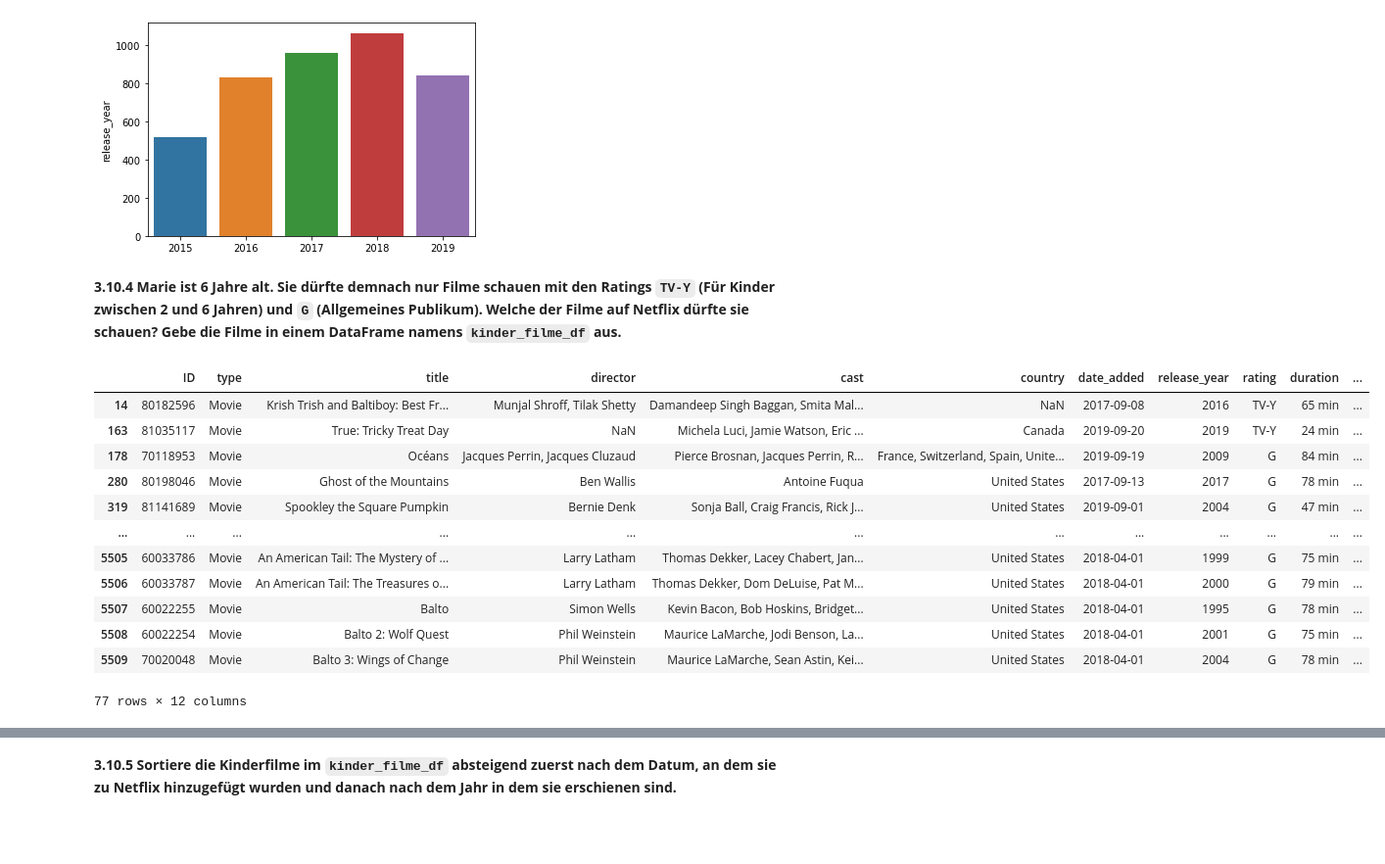
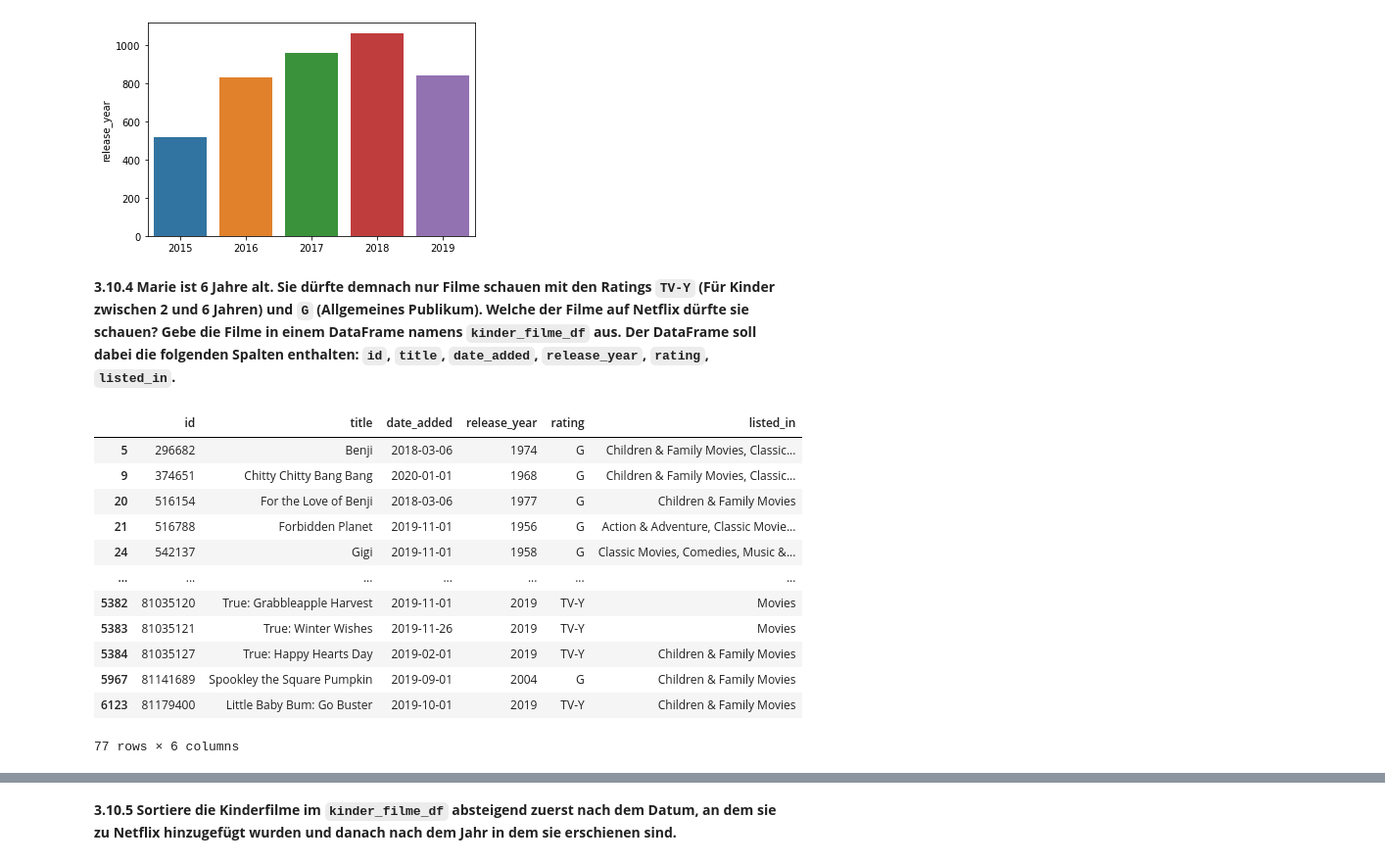
Before and after one commit to orca-nrw/lernmodul-pandas, a Jupyter notebook: index.ipynb, the cells around one changed output, grey strips where cells are left out. Shown: that part at 98% size. Saved outputs shown, nothing was run; the diff lists cells and outputs as text; code cells hidden in the pictures; blank space fills up the shorter version.

Commit message:
add tasks for sections 2, 3, 4

```diff
--- a/index.ipynb
+++ b/index.ipynb
@@ -55,10 +60,11 @@ Die Teilnehmer erwerben Grundkenntnisse im Umgang mit der Library Pandas. Sie ke
 # %% [markdown]
 **Setup für die Aufgabenüberprüfung**
 # %%
-from taskreview.learningModule import LearningModule
+#from taskreview import LearningModule
+from taskreview.learning_module import LearningModule
 
 # Lernmodul-Instanz erstellen
-pandas_lm = LearningModule('data/lernmodul_pandas.db')
+lm = LearningModule('data/lernmodul_pandas.db')
 # %% [markdown]
 **Setup für Visualisierungen**
 # %%
@@ -140,14 +146,14 @@ In den meisten Fällen werden Daten nicht händisch erzeugt, wie im vorherigen A
 # %% [markdown]
 Zum Herstellung einer Datenbankverbindung muss das Package SQLAlchemy installiert und dann importiert werden. Der Vorteil ist, dass sich dadurch diverse verschiedene Datenbanken einbinden lassen. Wie Verbindungen zu den verschiedenen Datenbanken hergestellt werden können, kann <a href="https://docs.sqlalchemy.org/en/14/core/engines.html">hier</a> eingesehen werden. Im Folgenden wird eine SQLite Datenbank verwendet. Um die Verbindung herzustellen, muss der `create_engine()` Funktion des importierten sqlalchemy Package der Pfad zu der Datenbank übergeben werden. Vor dem Datenbankpfad muss `sqlite:///` geschrieben werden, damit SQLAlchemy weiß, um welche Datenbank es sich handelt. Auf das zurückgegebene Engine Objekt muss die Methode `connect()` aufgerufen werden, um sich mit der jeweiligen Datenbank zu verbinden. Mithilfe der Funktion `read_sql_query()` können dann diverse SQL Abfragen ausgeführt werden. Der Funktion werden dafür die SQL Abfrage und die Datenbankverbindung übergeben. Die abgefragten Daten werden automatisch in einen DataFrame gespeichert. Nach Beendigung der Abfragen sollte die Datenbankverbindung wieder geschlossen werden.
 # %%
-import sqlalchemy as db
+from sqlalchemy import create_engine
 
 # Herstellen der Datenbankverbindung
-engine = db.create_engine('sqlite:///data/lernmodul_pandas.db')
+engine = create_engine('sqlite:///data/lernmodul_pandas.db')
 con = engine.connect()
 
 # Auslesen der Daten aus der Datenbank und Speicherung der Daten in einem DataFrame
-titles_df = pd.read_sql_query('SELECT * from netflix_titles', con)
+titles_df = pd.read_sql_query('SELECT * from netflix_titles ORDER By show_id', con)
 
 # Schließen der Datenbankverbindung
 con.close()
@@ -171,7 +178,7 @@ pandas_lm.show_task(211)
 # %% [markdown]
 Mithilfe der pandas Funktion `read_csv()` können Daten aus einer csv Datei als pandas DataFrame importiert werden.
 # %%
-titles_df = pd.read_csv('data/netflix_titles.csv')
+titles_csv_df = pd.read_csv('data/netflix_titles.csv')
 # %%
 titles_df.head()
 # %% [output]
@@ -700,7 +700,7 @@ titles_df.loc[(titles_df['type'] == 'Movie') & (titles_df['release_year'] > 2017
 # %% [markdown]
 Spaltennamen können mit der Methode `rename()` geändert werden. Dieser wir ein Dictonary übergeben, in dem für die aktuellen Spaltennamen neue Namen angegeben werden. Mithilfe von `inplace = True` werden die Änderungen direkt in den DataFrame übernommen. Die Änderungen müssen also nicht mehr durch `titles_df = ....` in die jeweilige Variable geschrieben werden.
 # %%
-titles_df.rename(columns = {'show_id':'ID'}, inplace = True)
+titles_df.rename(columns = {'show_id':'id'}, inplace = True)
 # %%
 titles_df.head()
 # %% [output]
@@ -840,21 +850,22 @@ vf.create_barplot_for_series(release_year_series)
 # %% [output]
 [figure]
 # %% [markdown]
-**3.10.4 Marie ist 6 Jahre alt. Sie dürfte demnach nur Filme schauen mit den Ratings `TV-Y` (Für Kinder zwischen 2 und 6 Jahren) und `G` (Allgemeines Publikum). Welche der Filme auf Netflix dürfte sie schauen? Gebe die Filme in einem DataFrame namens `kinder_filme_df` aus.**
+**3.10.4 Marie ist 6 Jahre alt. Sie dürfte demnach nur Filme schauen mit den Ratings `TV-Y` (Für Kinder zwischen 2 und 6 Jahren) und `G` (Allgemeines Publikum). Welche der Filme auf Netflix dürfte sie schauen? Gebe die Filme in einem DataFrame namens `kinder_filme_df` aus. Der DataFrame soll dabei die folgenden Spalten enthalten: `id`, `title`, `date_added`, `release_year`, `rating`, `listed_in`.**
 # %%
 kinder_filme_df = titles_df.loc[(titles_df['type'] == 'Movie') & ((titles_df['rating'] == 'TV-Y') | (titles_df['rating'] == 'G'))]
-kinder_filme_df
+kinder_filme_df = kinder_filme_df.loc[:,['id','title', 'date_added', 'release_year', 'rating', 'listed_in']]
+lm.show_task(3104, kinder_filme_df)
 # %% [output]
-|  | ID | type | title | director | cast | country | date_added | release_year | rating | duration | ... |
-| 14 | 80182596 | Movie | Krish Trish and Baltiboy: Best Fr... | Munjal Shroff, Tilak Shetty | Damandeep Singh Baggan, Smita Mal... | NaN | 2017-09-08 | 2016 | TV-Y | 65 min | ... |
-| 163 | 81035117 | Movie | True: Tricky Treat Day | NaN | Michela Luci, Jamie Watson, Eric ... | Canada | 2019-09-20 | 2019 | TV-Y | 24 min | ... |
-| 178 | 70118953 | Movie | Océans | Jacques Perrin, Jacques Cluzaud | Pierce Brosnan, Jacques Perrin, R... | France, Switzerland, Spain, Unite... | 2019-09-19 | 2009 | G | 84 min | ... |
-| 280 | 80198046 | Movie | Ghost of the Mountains | Ben Wallis | Antoine Fuqua | United States | 2017-09-13 | 2017 | G | 78 min | ... |
-| 319 | 81141689 | Movie | Spookley the Square Pumpkin | Bernie Denk | Sonja Ball, Craig Francis, Rick J... | United States | 2019-09-01 | 2004 | G | 47 min | ... |
-| ... | ... | ... | ... | ... | ... | ... | ... | ... | ... | ... | ... |
-| 5505 | 60033786 | Movie | An American Tail: The Mystery of ... | Larry Latham | Thomas Dekker, Lacey Chabert, Jan... | United States | 2018-04-01 | 1999 | G | 75 min | ... |
-| 5506 | 60033787 | Movie | An American Tail: The Treasures o... | Larry Latham | Thomas Dekker, Dom DeLuise, Pat M... | United States | 2018-04-01 | 2000 | G | 79 min | ... |
-| 5507 | 60022255 | Movie | Balto | Simon Wells | Kevin Bacon, Bob Hoskins, Bridget... | United States | 2018-04-01 | 1995 | G | 78 min | ... |
-| 5508 | 60022254 | Movie | Balto 2: Wolf Quest | Phil Weinstein | Maurice LaMarche, Jodi Benson, La... | United States | 2018-04-01 | 2001 | G | 75 min | ... |
-| 5509 | 70020048 | Movie | Balto 3: Wings of Change | Phil Weinstein | Maurice LaMarche, Sean Astin, Kei... | United States | 2018-04-01 | 2004 | G | 78 min | ... |
+|  | id | title | date_added | release_year | rating | listed_in |
+| 5 | 296682 | Benji | 2018-03-06 | 1974 | G | Children & Family Movies, Classic... |
+| 9 | 374651 | Chitty Chitty Bang Bang | 2020-01-01 | 1968 | G | Children & Family Movies, Classic... |
+| 20 | 516154 | For the Love of Benji | 2018-03-06 | 1977 | G | Children & Family Movies |
+| 21 | 516788 | Forbidden Planet | 2019-11-01 | 1956 | G | Action & Adventure, Classic Movie... |
+| 24 | 542137 | Gigi | 2019-11-01 | 1958 | G | Classic Movies, Comedies, Music &... |
+| ... | ... | ... | ... | ... | ... | ... |
+| 5382 | 81035120 | True: Grabbleapple Harvest | 2019-11-01 | 2019 | TV-Y | Movies |
+| 5383 | 81035121 | True: Winter Wishes | 2019-11-26 | 2019 | TV-Y | Movies |
+| 5384 | 81035127 | True: Happy Hearts Day | 2019-02-01 | 2019 | TV-Y | Children & Family Movies |
+| 5967 | 81141689 | Spookley the Square Pumpkin | 2019-09-01 | 2004 | G | Children & Family Movies |
+| 6123 | 81179400 | Little Baby Bum: Go Buster | 2019-10-01 | 2019 | TV-Y | Children & Family Movies |
-77 rows × 12 columns
+77 rows × 6 columns
```
Also changed, not shown: parts of 73 cells of this notebook, 2 other files.
